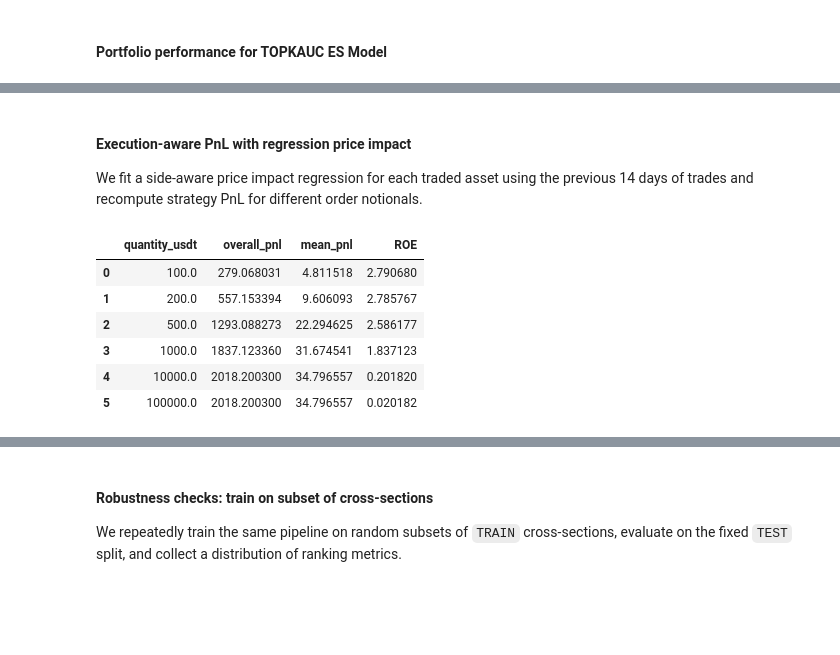
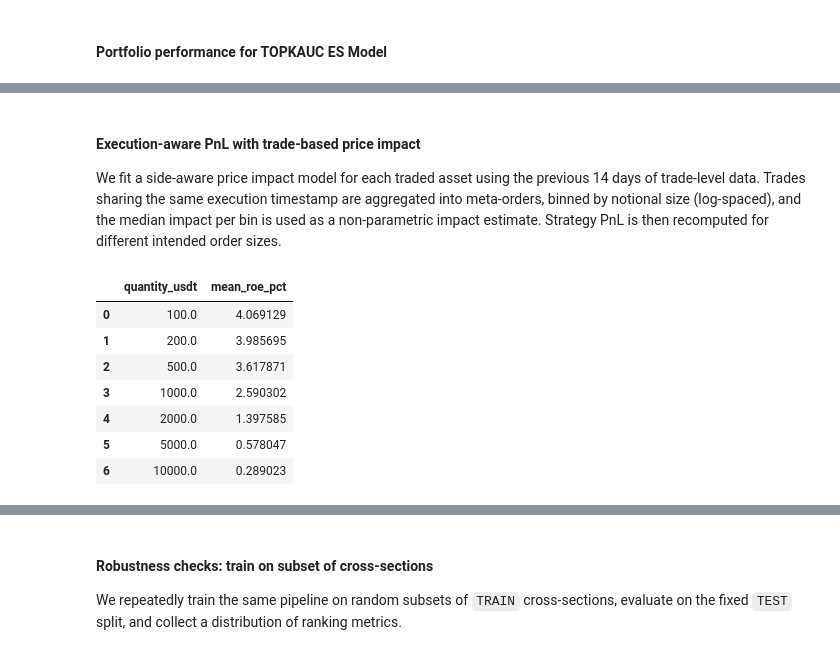
Before and after one commit to B0R0koko/pump-and-dump-prediction, a Jupyter notebook: notebooks/research_notebook.ipynb, the cells around one changed output, grey strips where cells are left out. Cells and saved outputs as stored; diff of their text form; code cells hidden in the pictures; blank space fills up the shorter version.

```diff
--- a/notebooks/research_notebook.ipynb
+++ b/notebooks/research_notebook.ipynb
@@ -613,4 +270,8 @@ from backtest.pipelines.CatboostClassifierTOPKAUC.pipe import CatboostClassifier
 
 pipe = CatboostClassifierTOPKAUCPipeline()
 sample: Sample = pipe.create_sample()
+
+model: CatboostClassifierModel = pipe.train(sample, tuned=True)
+experiment_cb_topkauc_tuned = Experiment(experiment_name="CatboostClassifier + TOPKAUC Early Stopping", model=model,
+                                         sample=sample)
 # %% [output]
@@ -624,3 +301,0 @@ sample: Sample = pipe.create_sample()
-# %%
-model: CatboostClassifierModel = pipe.train(sample, tuned=True)
-experiment_cb_topkauc_tuned = Experiment(experiment_name="CatboostClassifier + TOPKAUC Early Stopping", model=model, sample=sample)
@@ -1027,3 +385,3 @@ plt.savefig("images/portfolios_test.png", dpi=600)
 # %% [markdown]
-<h4>Execution-aware PnL with regression price impact</h4>
-<p>We fit a side-aware price impact regression for each traded asset using the previous 14 days of trades and recompute strategy PnL for different order notionals.</p>
+<h4>Execution-aware PnL with trade-based price impact</h4>
+<p>We fit a side-aware price impact model for each traded asset using the previous 14 days of trade-level data. Trades sharing the same execution timestamp are aggregated into meta-orders, binned by notional size (log-spaced), and the median impact per bin is used as a non-parametric impact estimate. Strategy PnL is then recomputed for different intended order sizes.</p>
@@ -1034,26 +388,30 @@ from backtest.portfolio.TOPKPortfolio import evaluate_topk_pnl_for_quantities
 # %%
-impact_quantities_quote = [100, 200, 500, 1000, 10000, 100000]
+from datetime import timedelta
+from backtest.portfolio.TOPKPortfolio import evaluate_topk_pnl_for_quantities
+
+impact_quantities_usdt = [100, 200, 500, 1000, 2000, 5000, 10000]
 
 dataset_test = experiment_cb_topkauc_tuned.get_sample().get_dataset(DatasetType.TEST)
 
 df_pnl_by_quantity = evaluate_topk_pnl_for_quantities(
     model=experiment_cb_topkauc_tuned.get_model(),
     dataset=dataset_test,
     portfolio_size=5,
-    quantities_quote=impact_quantities_quote,
+    quantities_usdt=impact_quantities_usdt,
     buy_before=timedelta(minutes=60),
     sell_after=timedelta(minutes=1),
-    impact_lookback_days=30,
+    impact_lookback_days=14,
     impact_liquidity_quantile=0.9,
 )
 
-df_pnl_by_quantity["ROE"] = df_pnl_by_quantity["overall_pnl"] / df_pnl_by_quantity["quantity_usdt"]
-df_pnl_by_quantity
+df_pnl_by_quantity["mean_roe_pct"] = 100.0 * df_pnl_by_quantity["mean_roe"]
+df_pnl_by_quantity[["quantity_usdt", "mean_roe_pct"]]
 # %% [output]
-|  | quantity_usdt | overall_pnl | mean_pnl | ROE |
-| 0 | 100.0 | 279.068031 | 4.811518 | 2.790680 |
-| 1 | 200.0 | 557.153394 | 9.606093 | 2.785767 |
-| 2 | 500.0 | 1293.088273 | 22.294625 | 2.586177 |
-| 3 | 1000.0 | 1837.123360 | 31.674541 | 1.837123 |
-| 4 | 10000.0 | 2018.200300 | 34.796557 | 0.201820 |
-| 5 | 100000.0 | 2018.200300 | 34.796557 | 0.020182 |
+|  | quantity_usdt | mean_roe_pct |
+| 0 | 100.0 | 4.069129 |
+| 1 | 200.0 | 3.985695 |
+| 2 | 500.0 | 3.617871 |
+| 3 | 1000.0 | 2.590302 |
+| 4 | 2000.0 | 1.397585 |
+| 5 | 5000.0 | 0.578047 |
+| 6 | 10000.0 | 0.289023 |
```
Also changed, not shown: parts of 116 cells of this notebook, 18 other files.
